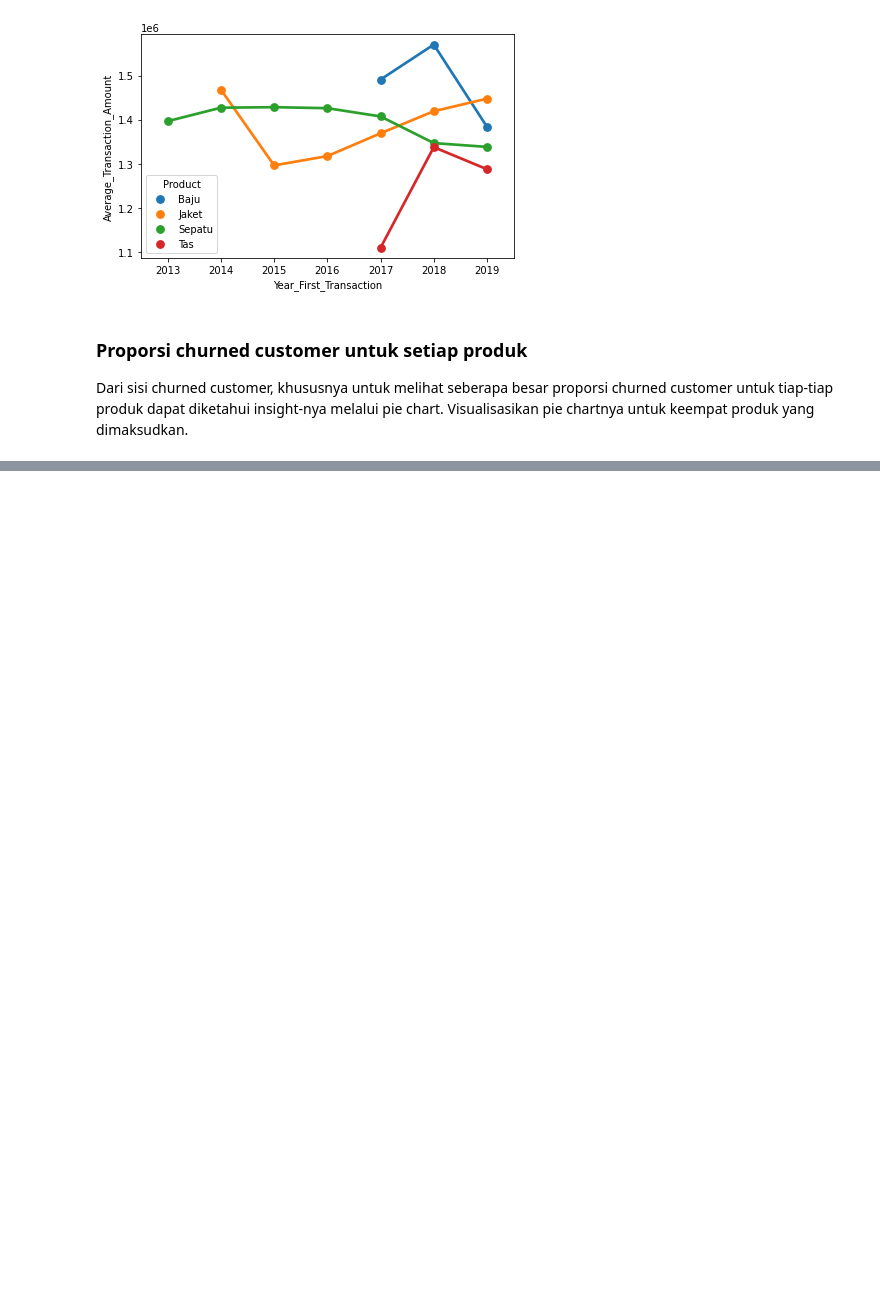
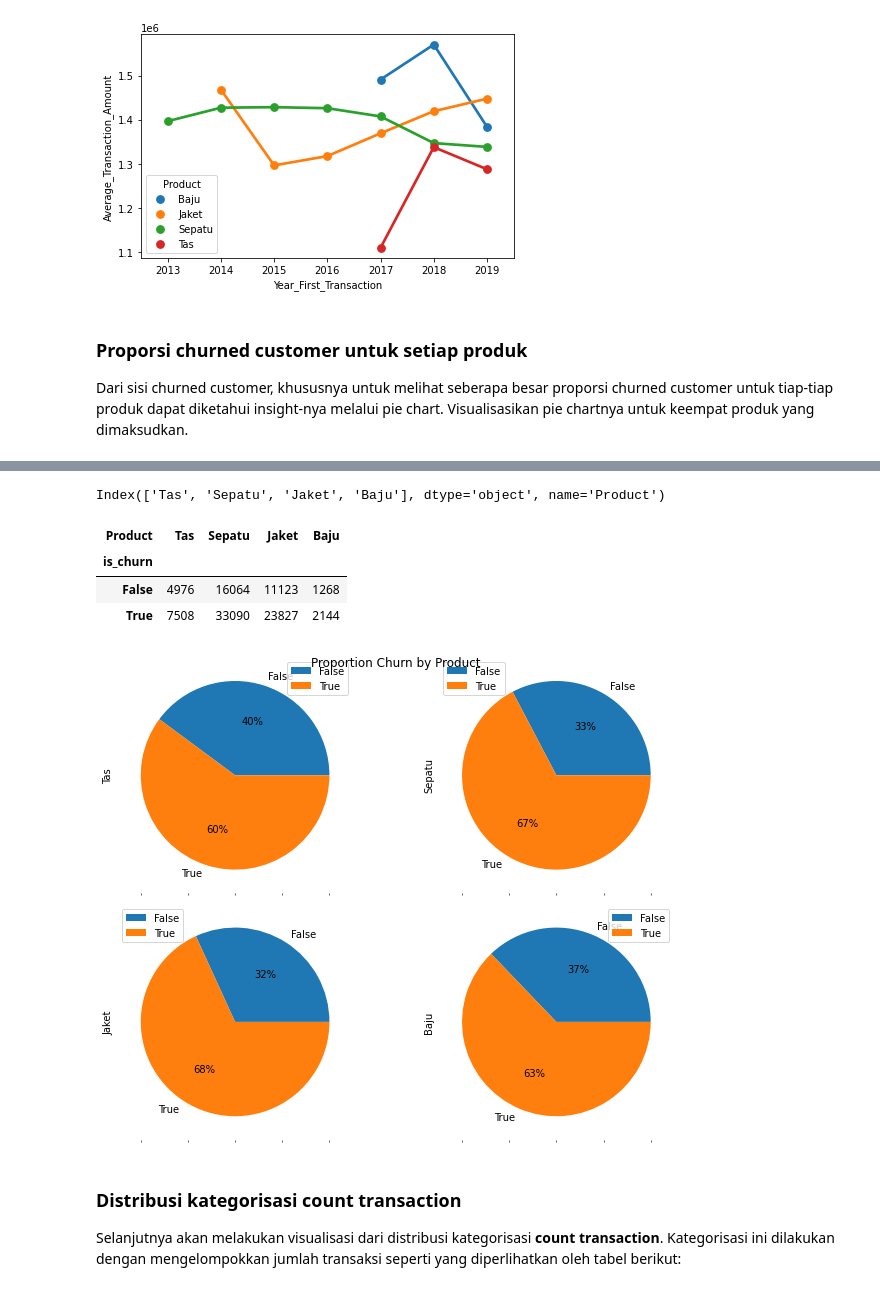
Before and after one commit to setyo-dwi-pratama/Courses, a Jupyter notebook: 14_Data_Analyst_Project_Business_Decision_Research_.ipynb, the cells around one changed output, grey strips where cells are left out. Saved outputs shown, nothing was run; the diff lists cells and outputs as text; code cells hidden in the pictures; blank space fills up the shorter version.

```diff
--- a/14_Data_Analyst_Project_Business_Decision_Research_.ipynb
+++ b/14_Data_Analyst_Project_Business_Decision_Research_.ipynb
@@ -395,3 +395,15 @@ plt.show()
 # %% [markdown]
 ### **Proporsi churned customer untuk setiap produk**
 Dari sisi churned customer, khususnya untuk melihat seberapa besar proporsi churned customer untuk tiap-tiap produk dapat diketahui insight-nya melalui pie chart. Visualisasikan pie chartnya untuk keempat produk yang dimaksudkan.
+# %%
+import matplotlib.pyplot as plt
+
+plt.clf()
+
+# Melakukan pivot data
+df_piv = df.pivot_table(index='is_churn',
+                        columns='Product',
+                        values='Customer_ID',
+                        aggfunc='count',
+                        fill_value=0)
+df_piv
@@ -397,0 +416,28 @@ Dari sisi churned customer, khususnya untuk melihat seberapa besar proporsi chur
+# %%
+# Mendapatkan Proportion Churn by Product
+plot_product = df_piv.count().sort_values(ascending=False).head(5).index
+plot_product
+# %% [output]
+Index(['Tas', 'Sepatu', 'Jaket', 'Baju'], dtype='object', name='Product')
+# %%
+df_piv = df_piv.reindex(columns=plot_product)
+df_piv
+# %% [output]
+| Product | Tas | Sepatu | Jaket | Baju |
+| is_churn |  |  |  |  |
+| False | 4976 | 16064 | 11123 | 1268 |
+| True | 7508 | 33090 | 23827 | 2144 |
+# %%
+# Plot pie chartnya
+df_piv.plot.pie(subplots=True,
+                figsize=(10, 7),
+                layout=(-1, 2),
+                autopct='%1.0f%%',
+                title='Proportion Churn by Product')
+plt.tight_layout()
+plt.show()
+# %% [output]
+[figure, added]
+# %% [markdown]
+### **Distribusi kategorisasi count transaction**
+Selanjutnya akan melakukan visualisasi dari distribusi kategorisasi **count transaction**. Kategorisasi ini dilakukan dengan mengelompokkan jumlah transaksi seperti yang diperlihatkan oleh tabel berikut:
```
Also changed, not shown: parts of 20 cells of this notebook.
